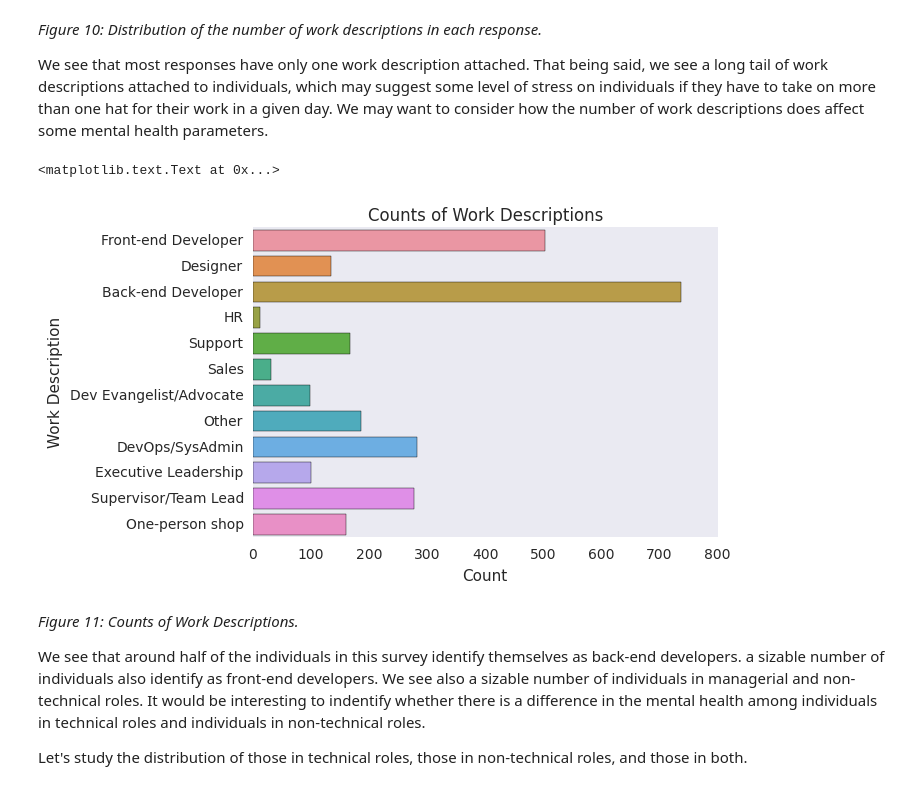
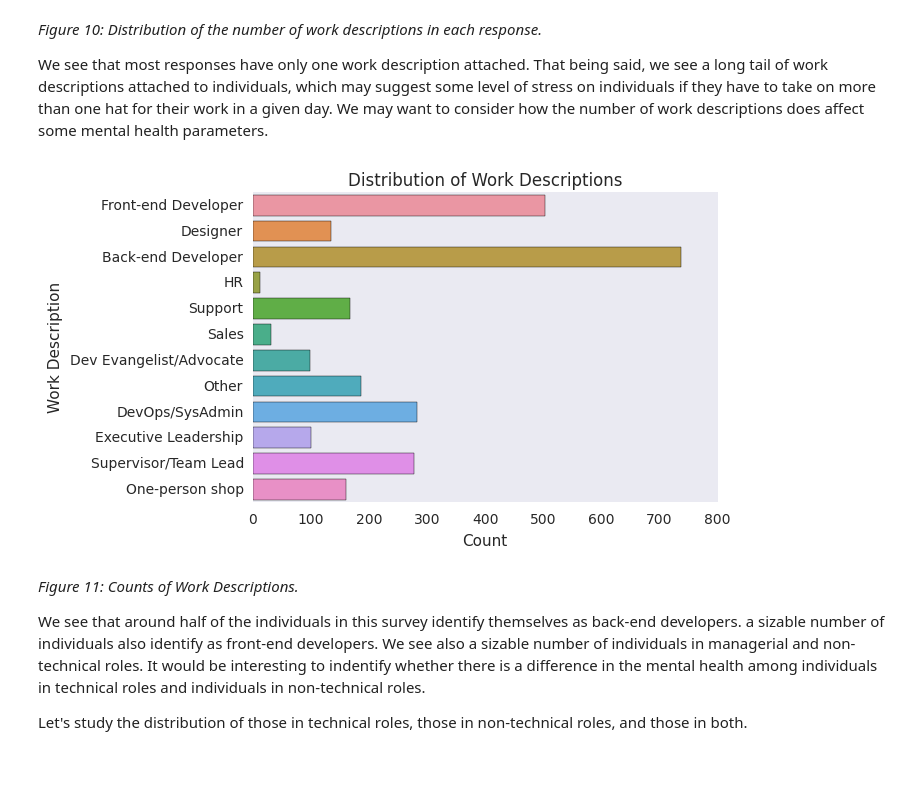
Before and after one commit to PLBMR/mentalHealthDataAnalysis, a Jupyter notebook: osmiMentalHealthInTech/analysis/exploratoryDataAnalysis.ipynb, the cells around one changed output. Cells and saved outputs as stored; diff of their text form; code cells hidden in the pictures.

```diff
--- a/osmiMentalHealthInTech/analysis/exploratoryDataAnalysis.ipynb
+++ b/osmiMentalHealthInTech/analysis/exploratoryDataAnalysis.ipynb
@@ -374,14 +381,15 @@ for work in workLevels:
 # %%
 #then build count frame
 workLevCountFrame = pd.DataFrame({"Work Description":workLevels,
                                   "Count":workLevCountVec})
 #then plot
 sns.barplot(x = "Count",y = "Work Description",data = workLevCountFrame)
 plt.xlabel("Count")
-plt.title("Counts of Work Descriptions")
+plt.title("Distribution of Work Descriptions")
+plt.savefig("../reports/blogPost/blogPostFigures/figure6.png",
+            bbox_inches = "tight")
 # %% [output]
-<matplotlib.text.Text at 0x...>
-[figure, old version]
+[figure, new version]
 # %% [markdown]
 _Figure 11: Counts of Work Descriptions._
 
```
Also changed, not shown: parts of 5 cells of this notebook, 18 other files.
